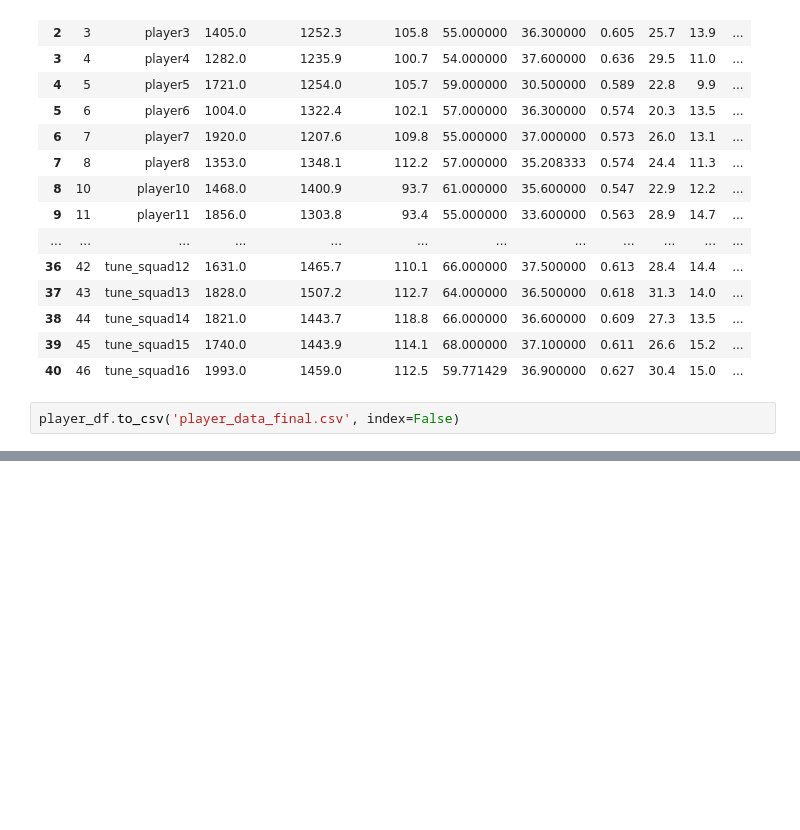
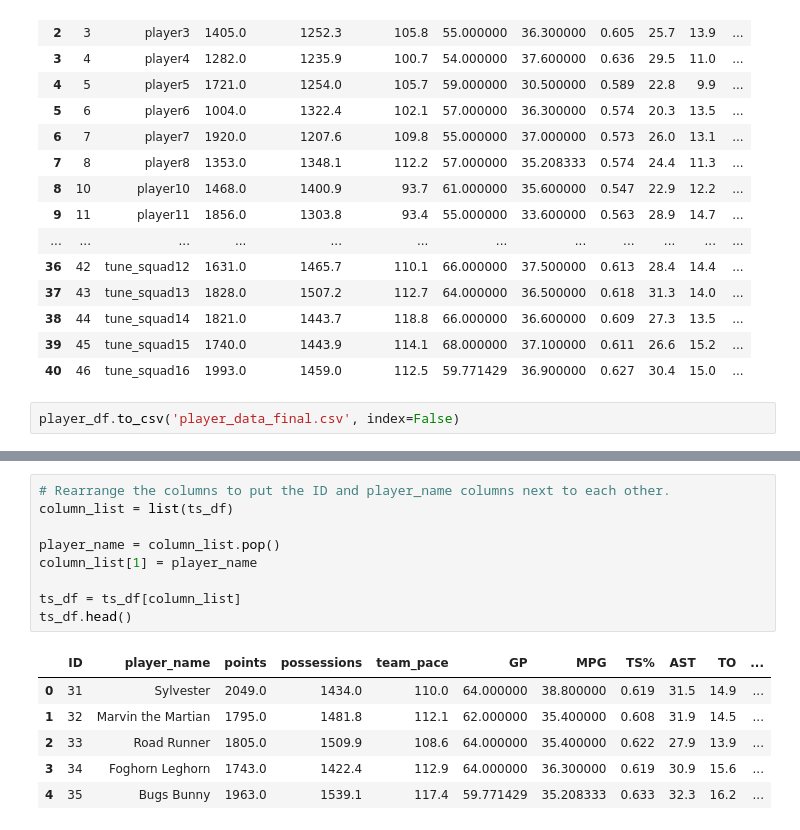
Before and after one commit to dariatwardy/Module1_Wduch, a Jupyter notebook: space-jam-anl/space-jam-anl.ipynb, the cells around one changed output, grey strips where cells are left out. Drawn from its saved outputs; the diff is of its cells as text; blank space fills up the shorter version.

```diff
--- a/space-jam-anl/space-jam-anl.ipynb
+++ b/space-jam-anl/space-jam-anl.ipynb
@@ -657,0 +711,16 @@ player_df.to_csv('player_data_final.csv', index=False)
+# %%
+# Rearrange the columns to put the ID and player_name columns next to each other.
+column_list = list(ts_df)
+
+player_name = column_list.pop()
+column_list[1] = player_name
+
+ts_df = ts_df[column_list]
+ts_df.head()
+# %% [output]
+|  | ID | player_name | points | possessions | team_pace | GP | MPG | TS% | AST | TO | ... |
+| 0 | 31 | Sylvester | 2049.0 | 1434.0 | 110.0 | 64.000000 | 38.800000 | 0.619 | 31.5 | 14.9 | ... |
+| 1 | 32 | Marvin the Martian | 1795.0 | 1481.8 | 112.1 | 62.000000 | 35.400000 | 0.608 | 31.9 | 14.5 | ... |
+| 2 | 33 | Road Runner | 1805.0 | 1509.9 | 108.6 | 64.000000 | 35.400000 | 0.622 | 27.9 | 13.9 | ... |
+| 3 | 34 | Foghorn Leghorn | 1743.0 | 1422.4 | 112.9 | 64.000000 | 36.300000 | 0.619 | 30.9 | 15.6 | ... |
+| 4 | 35 | Bugs Bunny | 1963.0 | 1539.1 | 117.4 | 59.771429 | 35.208333 | 0.633 | 32.3 | 16.2 | ... |
```
Also changed, not shown: parts of 13 cells of this notebook, 1 other file.
